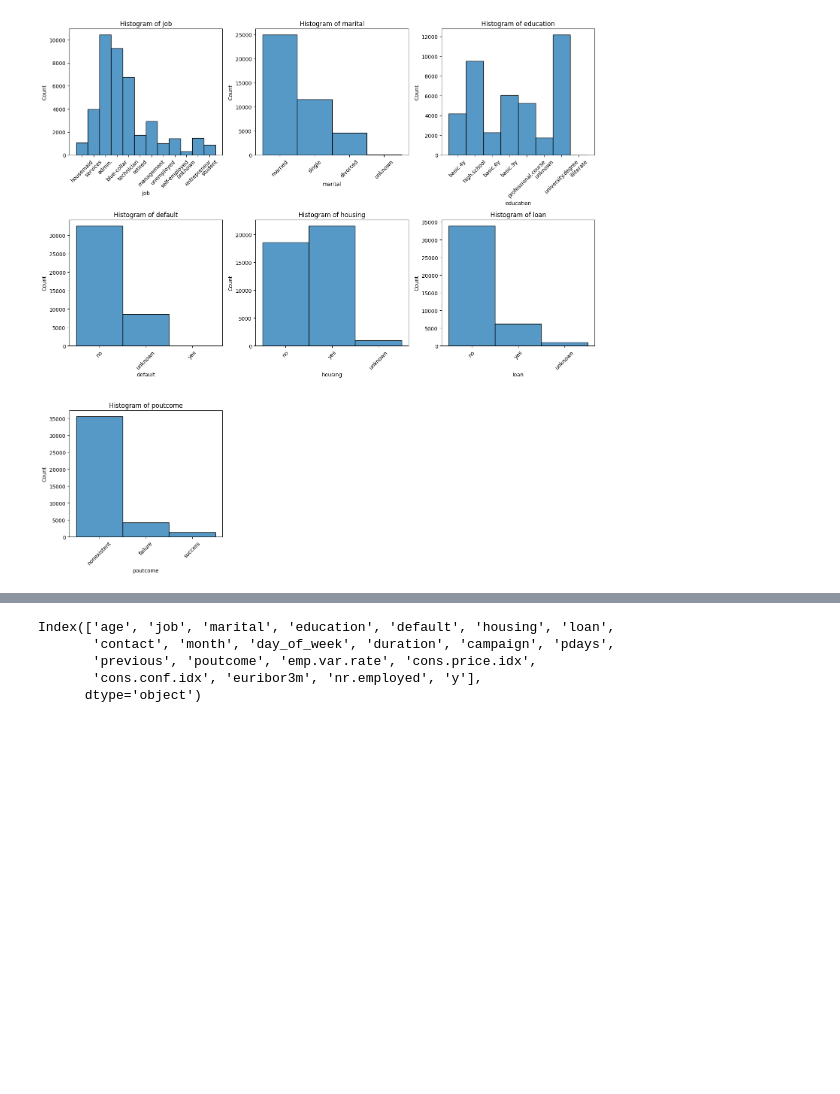
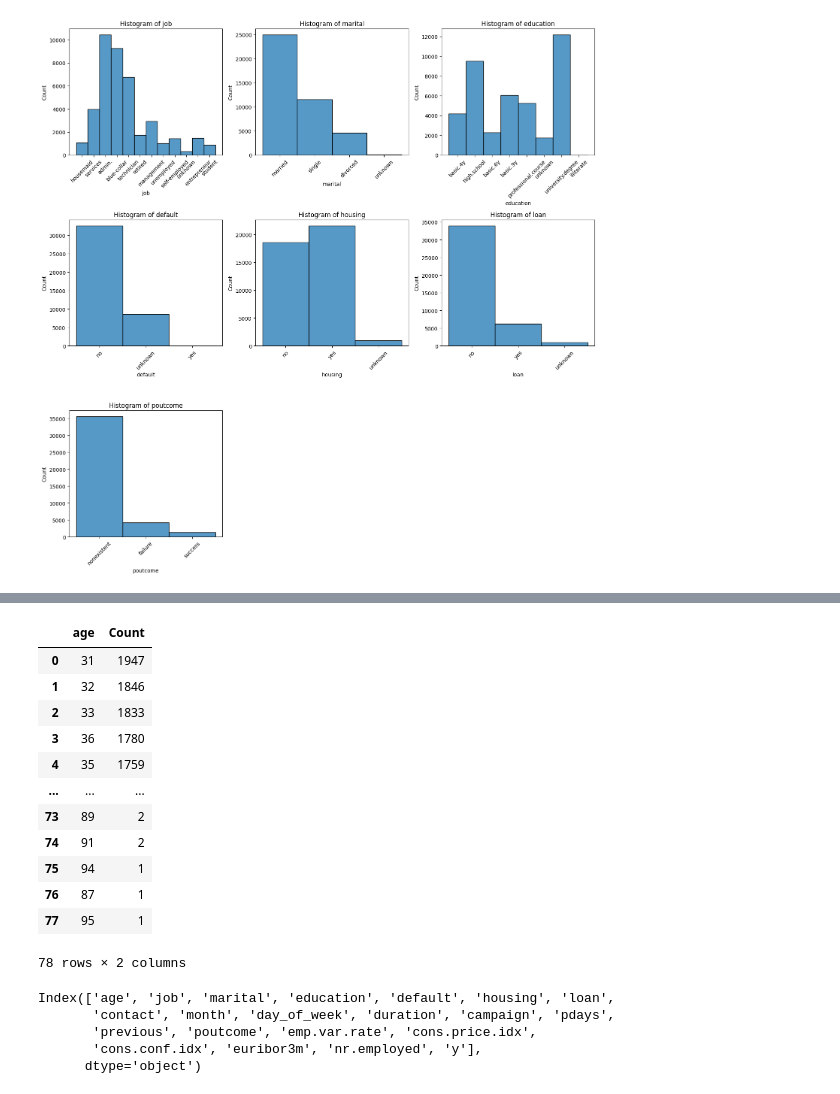
Before and after one commit to fabricio-inoue/Banco-Classificador, a Jupyter notebook: Rooney Classifier.ipynb, the cells around one changed output, grey strips where cells are left out. Cells and saved outputs as stored; diff of their text form; code cells hidden in the pictures; blank space fills up the shorter version.

```diff
--- a/Rooney Classifier.ipynb
+++ b/Rooney Classifier.ipynb
@@ -105,3 +109,24 @@ plt.tight_layout()
 plt.show()
 # %% [output]
 [figure]
+# %%
+# Define the columns you want to plot
+columns_to_plot = ['age']
+
+# Loop through the columns and create a table for each one
+for column in columns_to_plot:
+    # Get the counts of each unique value
+    value_counts = df[column].value_counts()
+
+    # Convert the Series to a DataFrame
+    table_df = pd.DataFrame(value_counts)
+
+    # Reset the index
+    table_df = table_df.reset_index()
+
+    # Rename the columns
+    table_df.columns = [column, 'Count']
+
+    # Display the DataFrame
+    print(f'\nTable for {column}:')
+    print(table_df)
@@ -108,3 +149,19 @@ plt.show()
+# %%
+table_df
+# %% [output]
+|  | age | Count |
+| 0 | 31 | 1947 |
+| 1 | 32 | 1846 |
+| 2 | 33 | 1833 |
+| 3 | 36 | 1780 |
+| 4 | 35 | 1759 |
+| ... | ... | ... |
+| 73 | 89 | 2 |
+| 74 | 91 | 2 |
+| 75 | 94 | 1 |
+| 76 | 87 | 1 |
+| 77 | 95 | 1 |
+78 rows × 2 columns
 # %%
 df.columns
 # %% [output]
```
Also changed, not shown: parts of 6 cells of this notebook.
